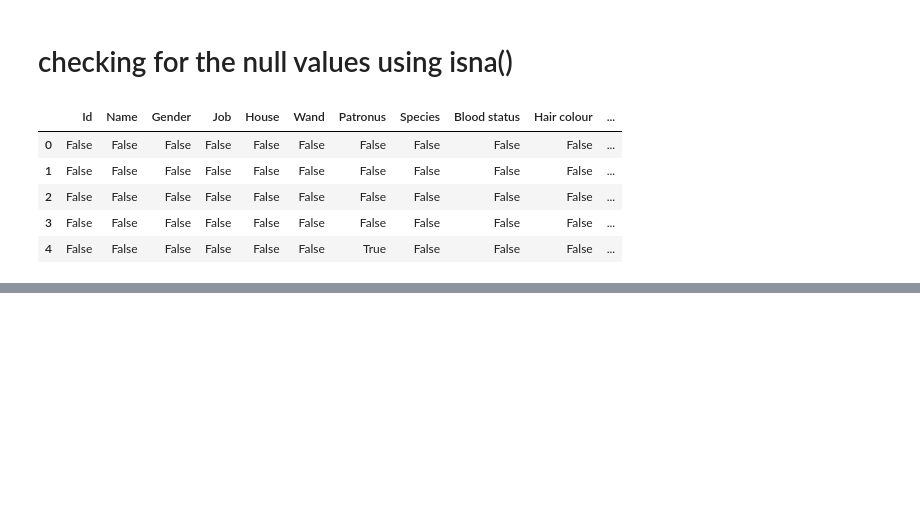
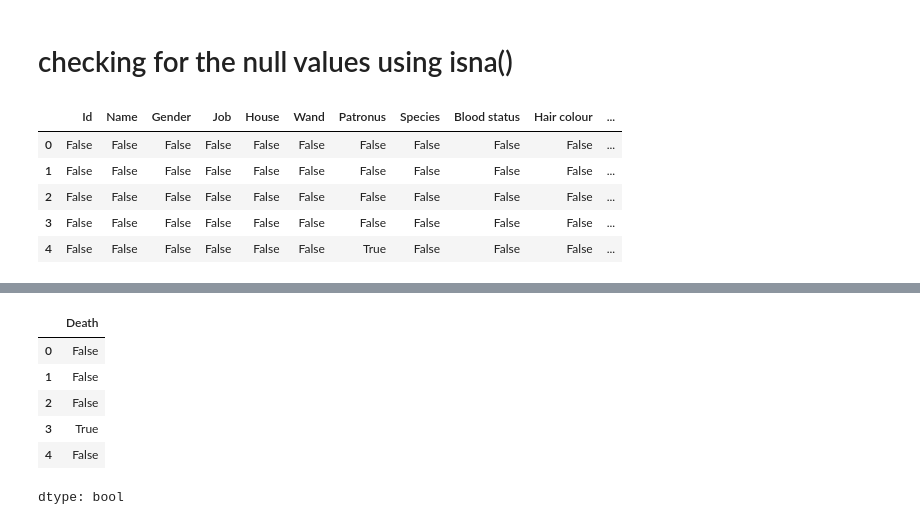
Before and after one commit to Snehamn24/pandas, a Jupyter notebook: Pandas_part2.ipynb, the cells around one changed output, grey strips where cells are left out. Saved outputs shown, nothing was run; the diff lists cells and outputs as text; code cells hidden in the pictures; blank space fills up the shorter version.

```diff
--- a/Pandas_part2.ipynb
+++ b/Pandas_part2.ipynb
@@ -940,0 +952,11 @@ df.isna().head()
+# %%
+#we can also use the notnull for the particular column
+pd.notnull(df['Death']).head()
+# %% [output]
+|  | Death |
+| 0 | False |
+| 1 | False |
+| 2 | False |
+| 3 | True |
+| 4 | False |
+dtype: bool
```
Also changed, not shown: parts of 2 cells of this notebook.
